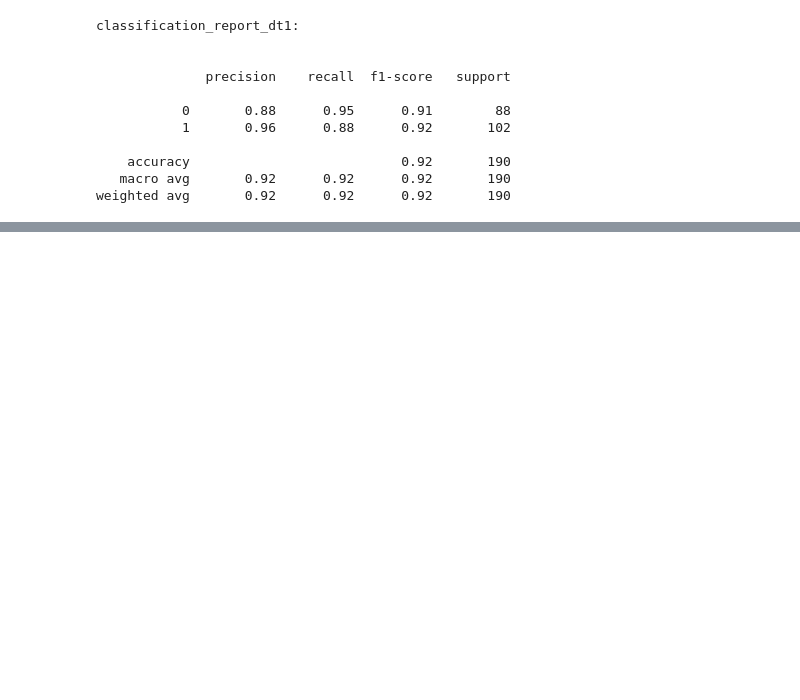
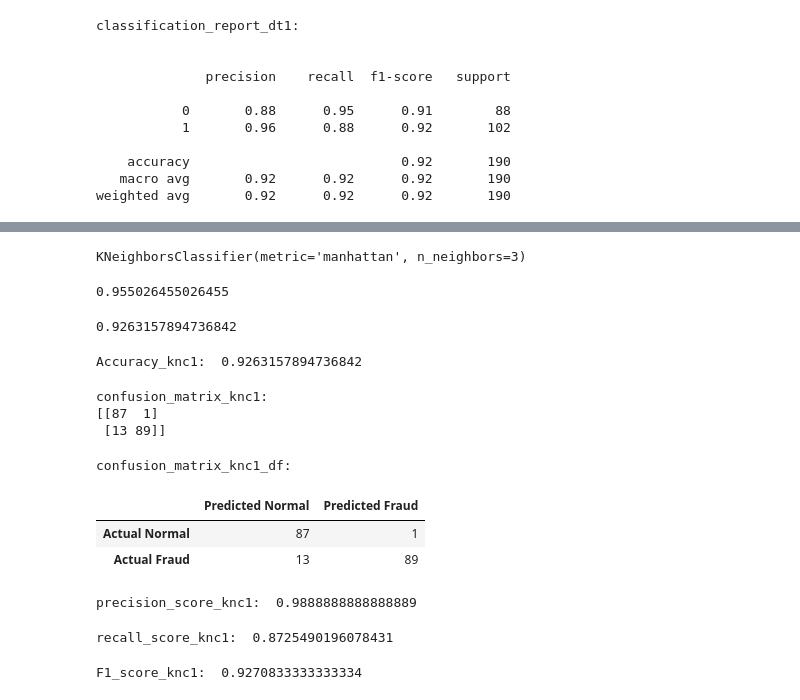
Before and after one commit to Rupesh-Mane/credit-card-fraud-detection, a Jupyter notebook: notebook/credit_card_fraud_detection.ipynb, the cells around one changed output, grey strips where cells are left out. Drawn from its saved outputs; the diff is of its cells as text; code cells hidden in the pictures; blank space fills up the shorter version.

```diff
--- a/notebook/credit_card_fraud_detection.ipynb
+++ b/notebook/credit_card_fraud_detection.ipynb
@@ -606,0 +686,2 @@ weighted avg       0.92      0.92      0.92       190
+# %%
+grid_knc.fit(x_train,y_train)
@@ -606,0 +698,8 @@ weighted avg       0.92      0.92      0.92       190
+# %%
+knc1=KNeighborsClassifier(n_neighbors=3,metric="manhattan", weights="uniform")
+# %%
+knc1.fit(x_train, y_train)
+# %% [output]
+KNeighborsClassifier(metric='manhattan', n_neighbors=3)
+# %%
+y_pred_knc1=knc1.predict(x_test)
@@ -606,0 +709,39 @@ weighted avg       0.92      0.92      0.92       190
+# %%
+x_train_score_knc1
+# %% [output]
+0.955026455026455
+# %%
+x_test_score_knc1
+# %% [output]
+0.9263157894736842
+# %%
+print("Accuracy_knc1: ",accuracy_score(y_test,y_pred_knc1))
+# %% [output]
+Accuracy_knc1:  0.9263157894736842
+# %%
+print("confusion_matrix_knc1: ")
+print(confusion_matrix(y_test,y_pred_knc1))
+# %% [output]
+confusion_matrix_knc1:
+[[87  1]
+ [13 89]]
+# %%
+print("confusion_matrix_knc1_df: ")
+pd.DataFrame(confusion_matrix(y_test,y_pred_knc1),columns=["Predicted Normal", "Predicted Fraud"], index=["Actual Normal", "Actual Fraud"])
+# %% [output]
+confusion_matrix_knc1_df:
+|  | Predicted Normal | Predicted Fraud |
+| Actual Normal | 87 | 1 |
+| Actual Fraud | 13 | 89 |
+# %%
+print("precision_score_knc1: ",precision_score(y_test,y_pred_knc1))
+# %% [output]
+precision_score_knc1:  0.9888888888888889
+# %%
+print("recall_score_knc1: ",recall_score(y_test,y_pred_knc1))
+# %% [output]
+recall_score_knc1:  0.8725490196078431
+# %%
+print("F1_score_knc1: ",f1_score(y_test,y_pred_knc1))
+# %% [output]
+F1_score_knc1:  0.9270833333333334
```
Also changed, not shown: parts of 22 cells of this notebook.
